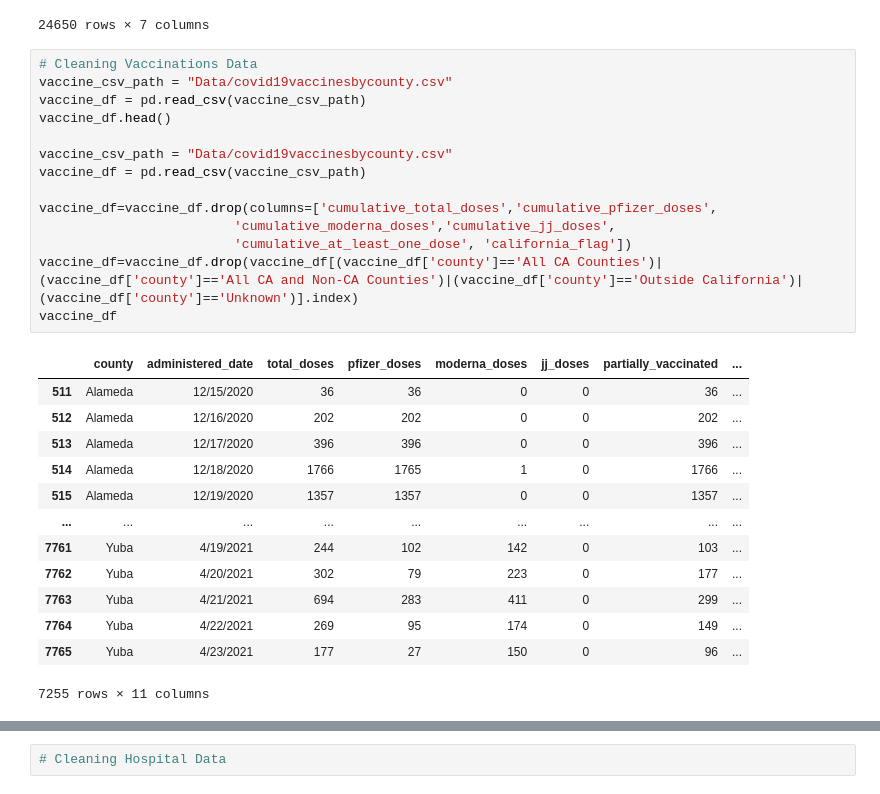
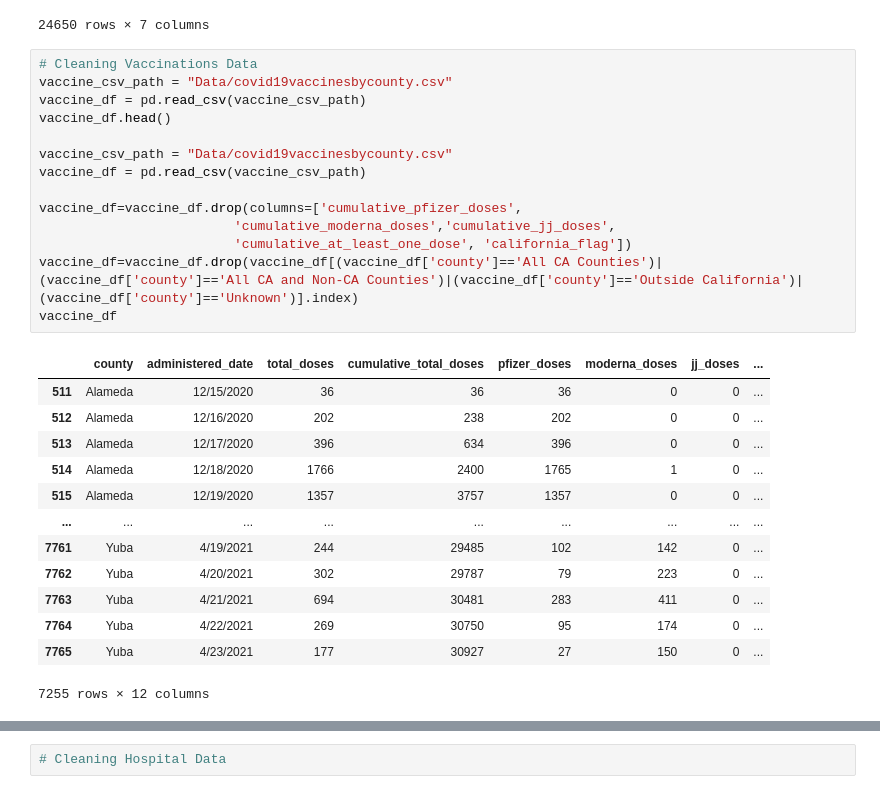
Before and after one commit to danijmartin/Covid-19-California, a Jupyter notebook: covid19_ca_main.ipynb, the cells around one changed output, grey strips where cells are left out. Saved outputs shown, nothing was run; the diff lists cells and outputs as text.

```diff
--- a/covid19_ca_main.ipynb
+++ b/covid19_ca_main.ipynb
@@ -69,28 +69,28 @@ clean_case
 # %%
 # Cleaning Vaccinations Data
 vaccine_csv_path = "Data/covid19vaccinesbycounty.csv"
 vaccine_df = pd.read_csv(vaccine_csv_path)
 vaccine_df.head()
 
 vaccine_csv_path = "Data/covid19vaccinesbycounty.csv"
 vaccine_df = pd.read_csv(vaccine_csv_path)
 
-vaccine_df=vaccine_df.drop(columns=['cumulative_total_doses','cumulative_pfizer_doses',
+vaccine_df=vaccine_df.drop(columns=['cumulative_pfizer_doses',
                          'cumulative_moderna_doses','cumulative_jj_doses',
                          'cumulative_at_least_one_dose', 'california_flag'])
 vaccine_df=vaccine_df.drop(vaccine_df[(vaccine_df['county']=='All CA Counties')|(vaccine_df['county']=='All CA and Non-CA Counties')|(vaccine_df['county']=='Outside California')|(vaccine_df['county']=='Unknown')].index)
 vaccine_df
 # %% [output]
-|  | county | administered_date | total_doses | pfizer_doses | moderna_doses | jj_doses | partially_vaccinated | ... |
-| 511 | Alameda | 12/15/2020 | 36 | 36 | 0 | 0 | 36 | ... |
-| 512 | Alameda | 12/16/2020 | 202 | 202 | 0 | 0 | 202 | ... |
-| 513 | Alameda | 12/17/2020 | 396 | 396 | 0 | 0 | 396 | ... |
-| 514 | Alameda | 12/18/2020 | 1766 | 1765 | 1 | 0 | 1766 | ... |
-| 515 | Alameda | 12/19/2020 | 1357 | 1357 | 0 | 0 | 1357 | ... |
+|  | county | administered_date | total_doses | cumulative_total_doses | pfizer_doses | moderna_doses | jj_doses | ... |
+| 511 | Alameda | 12/15/2020 | 36 | 36 | 36 | 0 | 0 | ... |
+| 512 | Alameda | 12/16/2020 | 202 | 238 | 202 | 0 | 0 | ... |
+| 513 | Alameda | 12/17/2020 | 396 | 634 | 396 | 0 | 0 | ... |
+| 514 | Alameda | 12/18/2020 | 1766 | 2400 | 1765 | 1 | 0 | ... |
+| 515 | Alameda | 12/19/2020 | 1357 | 3757 | 1357 | 0 | 0 | ... |
 | ... | ... | ... | ... | ... | ... | ... | ... | ... |
-| 7761 | Yuba | 4/19/2021 | 244 | 102 | 142 | 0 | 103 | ... |
-| 7762 | Yuba | 4/20/2021 | 302 | 79 | 223 | 0 | 177 | ... |
-| 7763 | Yuba | 4/21/2021 | 694 | 283 | 411 | 0 | 299 | ... |
-| 7764 | Yuba | 4/22/2021 | 269 | 95 | 174 | 0 | 149 | ... |
-| 7765 | Yuba | 4/23/2021 | 177 | 27 | 150 | 0 | 96 | ... |
+| 7761 | Yuba | 4/19/2021 | 244 | 29485 | 102 | 142 | 0 | ... |
+| 7762 | Yuba | 4/20/2021 | 302 | 29787 | 79 | 223 | 0 | ... |
+| 7763 | Yuba | 4/21/2021 | 694 | 30481 | 283 | 411 | 0 | ... |
+| 7764 | Yuba | 4/22/2021 | 269 | 30750 | 95 | 174 | 0 | ... |
+| 7765 | Yuba | 4/23/2021 | 177 | 30927 | 27 | 150 | 0 | ... |
-7255 rows × 11 columns
+7255 rows × 12 columns
```
Also changed, not shown: parts of 4 cells of this notebook.
